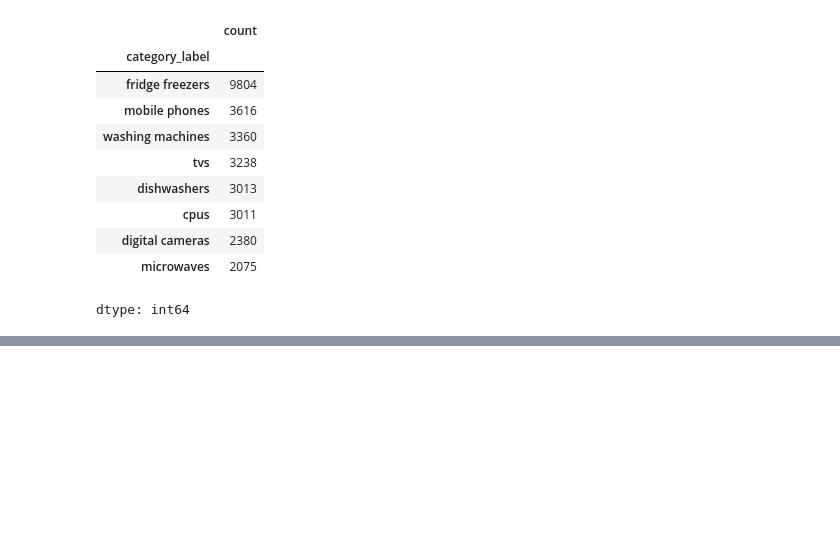
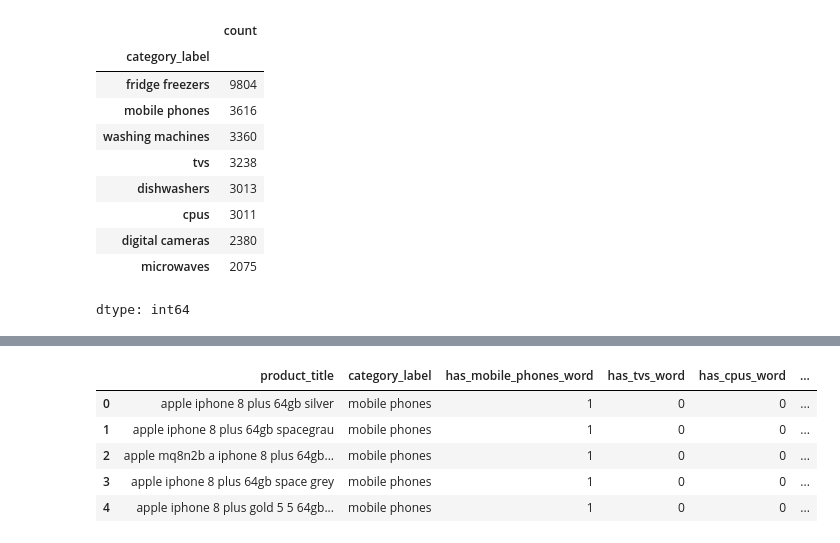
Before and after one commit to almastupac/ml-automatic-classification-of-products-by-category, a Jupyter notebook: notebook/classification_of_products_by_category.ipynb, the cells around one changed output, grey strips where cells are left out. Cells and saved outputs as stored; diff of their text form; code cells hidden in the pictures; blank space fills up the shorter version.

Commit message:
feat: removed unused columns and added new text features

```diff
--- a/notebook/classification_of_products_by_category.ipynb
+++ b/notebook/classification_of_products_by_category.ipynb
@@ -339,0 +356,7 @@ dtype: int64
+# %%
+# Drop columns that are not useful for modeling
+df = df.drop(columns=['product_id', 'merchant_id', 'product_code', 'number_of_views', 'merchant_rating', 'listing_date'])
+
+# Preview remaining columns
+print("Remaining columns:")
+print(df.columns.tolist())
@@ -339,0 +446,19 @@ dtype: int64
+# %%
+# Creating binary feature columns based on category-specific keywords
+
+for cat, words in category_specific_words.items():
+  # Create a column name such as "has_mobile_phones_word"
+  col_name = f"has_{cat.replace(' ', '_')}_word"
+
+  # Assign 1 if any keyword for this category appears in the product title
+  df[col_name] = df['product_title'].apply(lambda text: int(any(word in text.split() for word in words)))
+
+# Preview updated dataframe
+df.head()
+# %% [output]
+|  | product_title | category_label | has_mobile_phones_word | has_tvs_word | has_cpus_word | ... |
+| 0 | apple iphone 8 plus 64gb silver | mobile phones | 1 | 0 | 0 | ... |
+| 1 | apple iphone 8 plus 64gb spacegrau | mobile phones | 1 | 0 | 0 | ... |
+| 2 | apple mq8n2b a iphone 8 plus 64gb... | mobile phones | 1 | 0 | 0 | ... |
+| 3 | apple iphone 8 plus 64gb space grey | mobile phones | 1 | 0 | 0 | ... |
+| 4 | apple iphone 8 plus gold 5 5 64gb... | mobile phones | 1 | 0 | 0 | ... |
```
Also changed, not shown: parts of 5 cells of this notebook.
